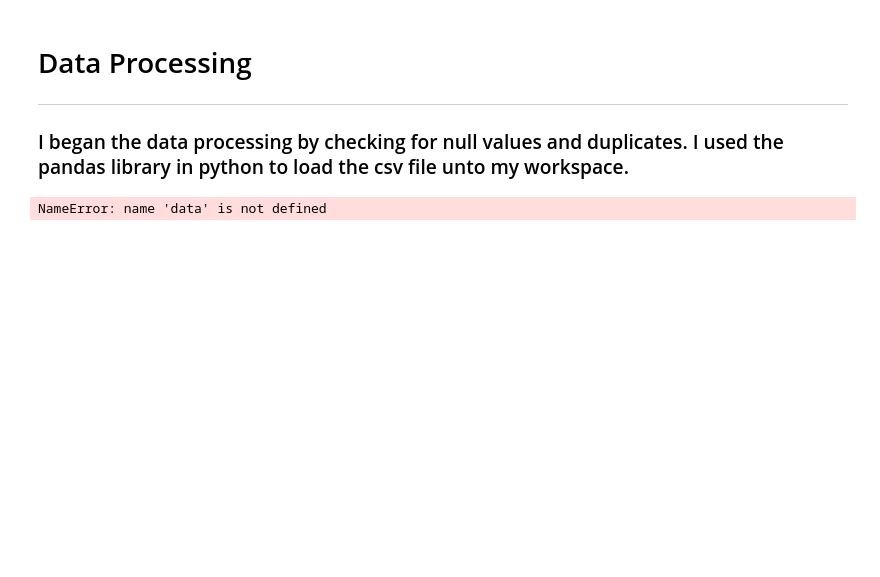
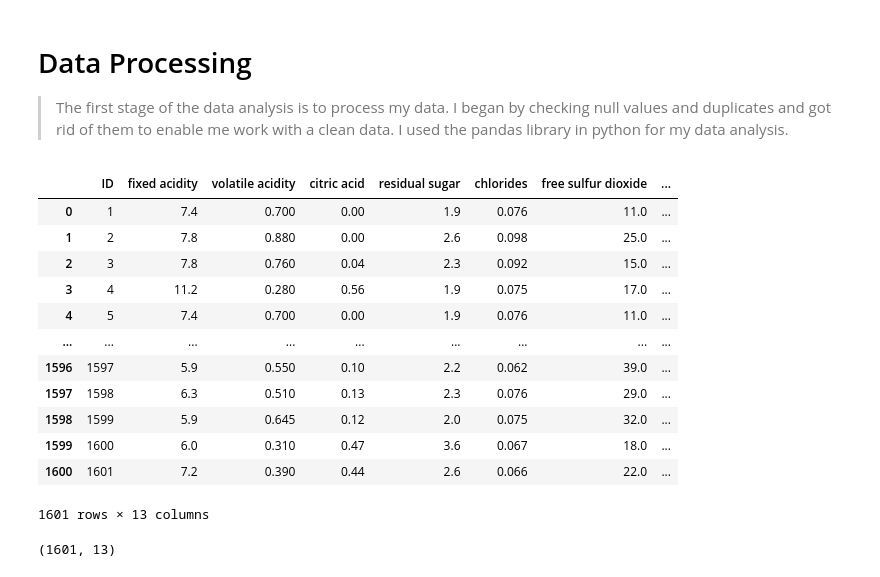
Before and after one commit to Jnrcephas/PY-PROJECT-1, a Jupyter notebook: Red_wine.ipynb, the cells around one changed output. Saved outputs shown, nothing was run; the diff lists cells and outputs as text; code cells hidden in the pictures; blank space fills up the shorter version.

Commit message:
data analysis

```diff
--- a/Red_wine.ipynb
+++ b/Red_wine.ipynb
@@ -1,8 +1,5 @@
 # %% [markdown]
 # Data Processing
-
-<hr>
-
-### I began the data processing by checking for null values and duplicates. I used the pandas library in python to load the csv file unto my workspace.
+>The first stage of the data analysis is to process my data. I began by checking null values and duplicates and got rid of them to enable me work with a clean data. I used the pandas library in python for my data analysis.
 # %%
 import pandas as pd
@@ -11,4 +6,23 @@ data = pd.read_csv('data.csv')
-# %%
-data
-# %% [output]
-NameError: name 'data' is not defined
+# %%
+dta = pd.read_csv('data.csv')
+# %%
+dta
+# %% [output]
+|  | ID | fixed acidity | volatile acidity | citric acid | residual sugar | chlorides | free sulfur dioxide | ... |
+| 0 | 1 | 7.4 | 0.700 | 0.00 | 1.9 | 0.076 | 11.0 | ... |
+| 1 | 2 | 7.8 | 0.880 | 0.00 | 2.6 | 0.098 | 25.0 | ... |
+| 2 | 3 | 7.8 | 0.760 | 0.04 | 2.3 | 0.092 | 15.0 | ... |
+| 3 | 4 | 11.2 | 0.280 | 0.56 | 1.9 | 0.075 | 17.0 | ... |
+| 4 | 5 | 7.4 | 0.700 | 0.00 | 1.9 | 0.076 | 11.0 | ... |
+| ... | ... | ... | ... | ... | ... | ... | ... | ... |
+| 1596 | 1597 | 5.9 | 0.550 | 0.10 | 2.2 | 0.062 | 39.0 | ... |
+| 1597 | 1598 | 6.3 | 0.510 | 0.13 | 2.3 | 0.076 | 29.0 | ... |
+| 1598 | 1599 | 5.9 | 0.645 | 0.12 | 2.0 | 0.075 | 32.0 | ... |
+| 1599 | 1600 | 6.0 | 0.310 | 0.47 | 3.6 | 0.067 | 18.0 | ... |
+| 1600 | 1601 | 7.2 | 0.390 | 0.44 | 2.6 | 0.066 | 22.0 | ... |
+1601 rows × 13 columns
+# %%
+dta.shape
+# Checking the number of rows and columns in the dataset
+# %% [output]
+(1601, 13)
```
Also changed, not shown: parts of 33 cells of this notebook, 1 other file.
